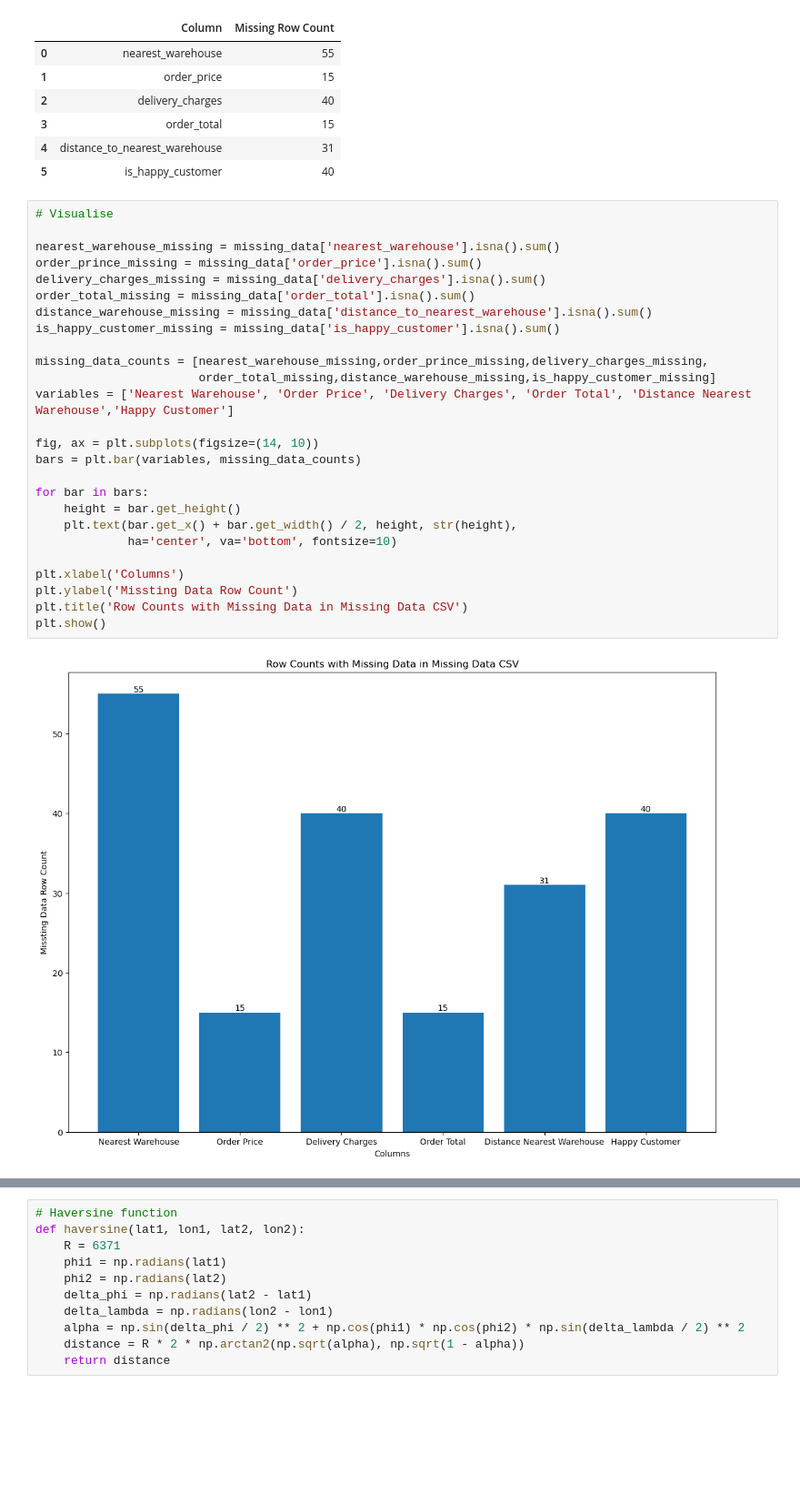
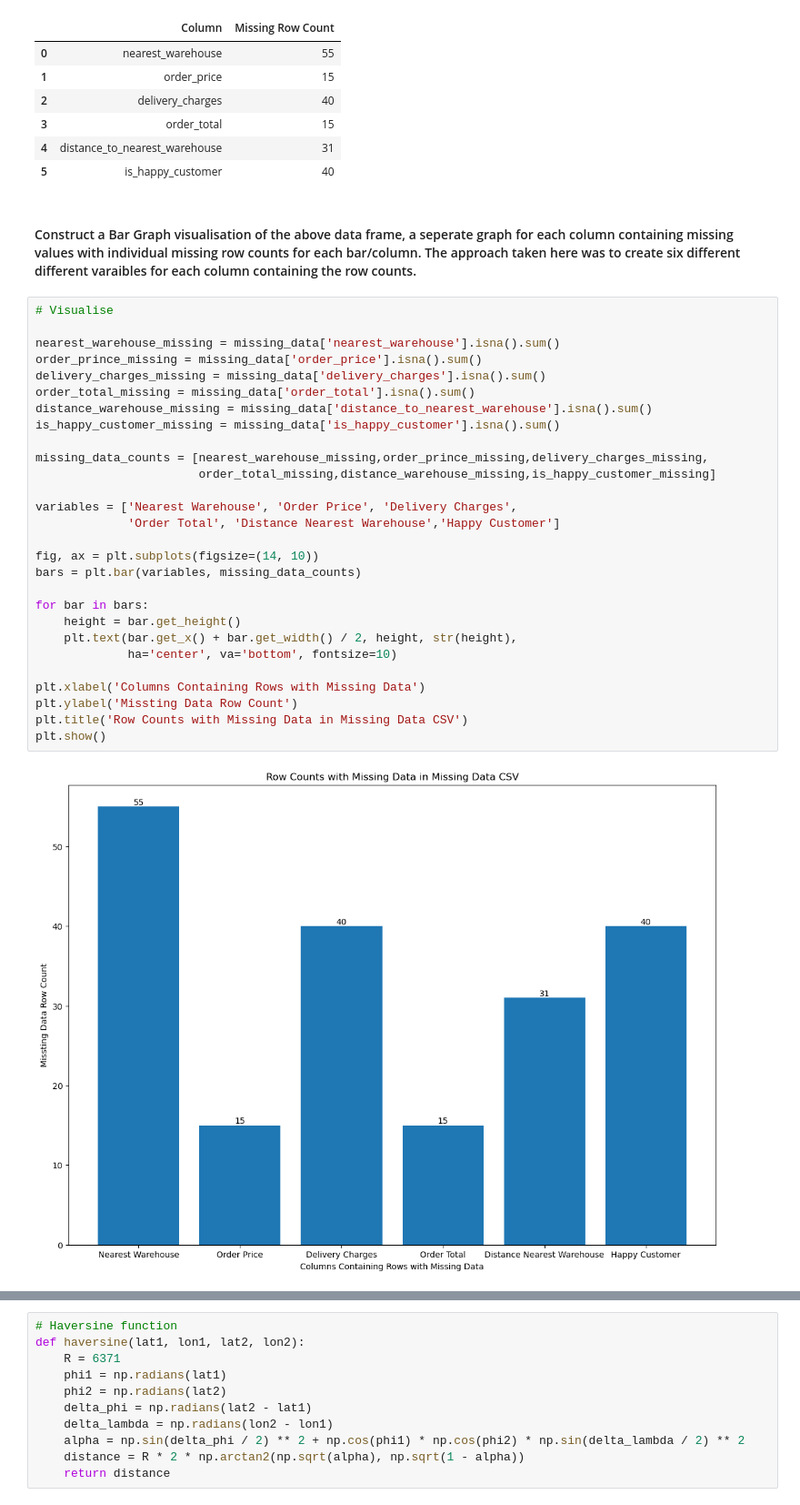
Before and after one commit to MathiasHMorgan/Data-Wrangling-Project, a Jupyter notebook: 35087056_ass2.ipynb, the cells around one changed output, grey strips where cells are left out. Shown at 91% size. Drawn from its saved outputs; the diff is of its cells as text; blank space fills up the shorter version.

Commit message:
updated graphs and EDA comments

```diff
--- a/35087056_ass2.ipynb
+++ b/35087056_ass2.ipynb
@@ -62,31 +70,35 @@ missing_data_eda
 | 3 | order_total | 15 |
 | 4 | distance_to_nearest_warehouse | 31 |
 | 5 | is_happy_customer | 40 |
+# %% [markdown]
+#### Construct a Bar Graph visualisation of the above data frame, a seperate graph for each column containing missing values with individual missing row counts for each bar/column. The approach taken here was to create six different different varaibles for each column containing the row counts.
 # %%
 # Visualise
 
 nearest_warehouse_missing = missing_data['nearest_warehouse'].isna().sum()
 order_prince_missing = missing_data['order_price'].isna().sum()
 delivery_charges_missing = missing_data['delivery_charges'].isna().sum()
 order_total_missing = missing_data['order_total'].isna().sum()
 distance_warehouse_missing = missing_data['distance_to_nearest_warehouse'].isna().sum()
 is_happy_customer_missing = missing_data['is_happy_customer'].isna().sum()
 
 missing_data_counts = [nearest_warehouse_missing,order_prince_missing,delivery_charges_missing,
                        order_total_missing,distance_warehouse_missing,is_happy_customer_missing]
-variables = ['Nearest Warehouse', 'Order Price', 'Delivery Charges', 'Order Total', 'Distance Nearest Warehouse','Happy Customer']
+
+variables = ['Nearest Warehouse', 'Order Price', 'Delivery Charges',
+             'Order Total', 'Distance Nearest Warehouse','Happy Customer']
 
 fig, ax = plt.subplots(figsize=(14, 10))
 bars = plt.bar(variables, missing_data_counts)
 
 for bar in bars:
     height = bar.get_height()
     plt.text(bar.get_x() + bar.get_width() / 2, height, str(height),
              ha='center', va='bottom', fontsize=10)
 
-plt.xlabel('Columns')
+plt.xlabel('Columns Containing Rows with Missing Data')
 plt.ylabel('Missting Data Row Count')
 plt.title('Row Counts with Missing Data in Missing Data CSV')
 plt.show()
 # %% [output]
-[figure, old version]
+[figure, new version]
```
Also changed, not shown: parts of 17 cells of this notebook.
